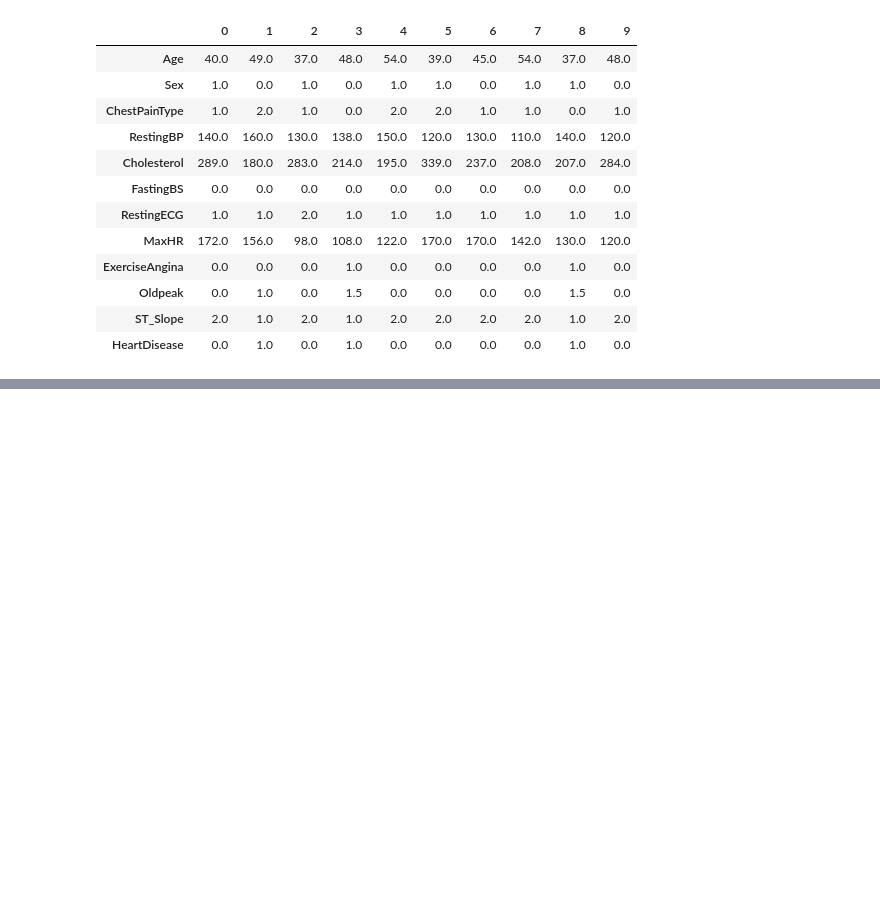
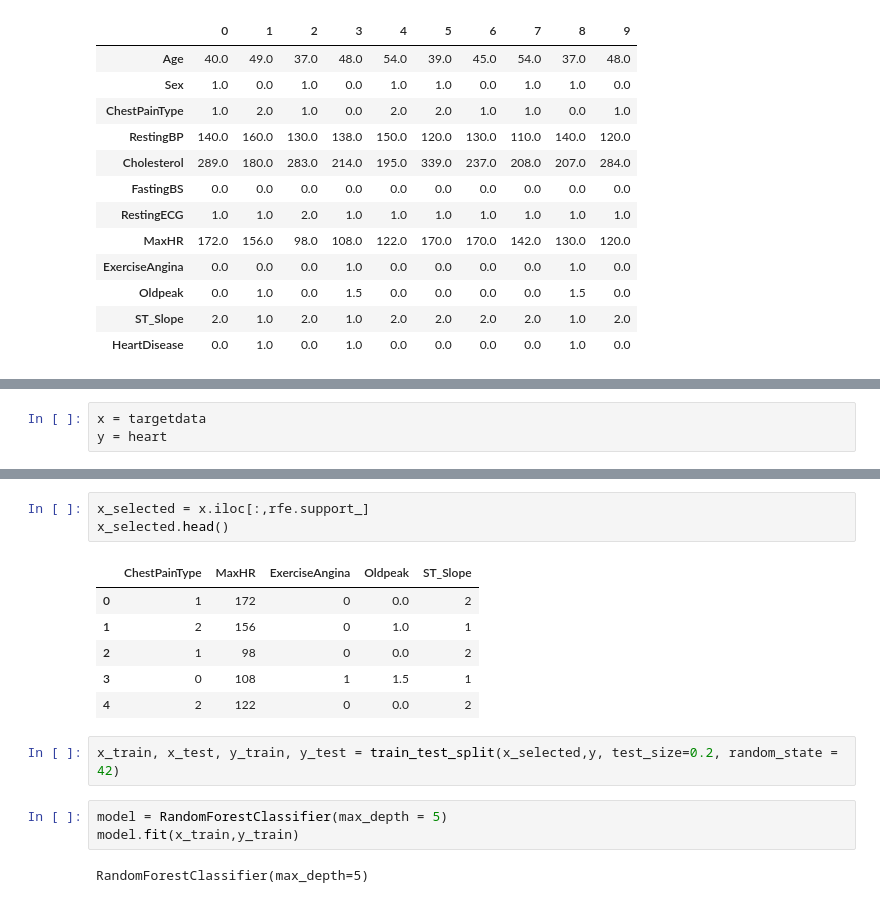
Before and after one commit to HafsaHameed457/Heart_Failure_Preditcion, a Jupyter notebook: Project.ipynb, the cells around one changed output, grey strips where cells are left out. Cells and saved outputs as stored; diff of their text form; blank space fills up the shorter version.

```diff
--- a/Project.ipynb
+++ b/Project.ipynb
@@ -170,0 +182,3 @@ to_drop = [column for column in upper.columns if any(upper[column] > 0.5)]
+# %%
+x = targetdata
+y = heart
@@ -170,0 +196,17 @@ to_drop = [column for column in upper.columns if any(upper[column] > 0.5)]
+# %%
+x_selected = x.iloc[:,rfe.support_]
+x_selected.head()
+# %% [output]
+|  | ChestPainType | MaxHR | ExerciseAngina | Oldpeak | ST_Slope |
+| 0 | 1 | 172 | 0 | 0.0 | 2 |
+| 1 | 2 | 156 | 0 | 1.0 | 1 |
+| 2 | 1 | 98 | 0 | 0.0 | 2 |
+| 3 | 0 | 108 | 1 | 1.5 | 1 |
+| 4 | 2 | 122 | 0 | 0.0 | 2 |
+# %%
+x_train, x_test, y_train, y_test = train_test_split(x_selected,y, test_size=0.2, random_state = 42)
+# %%
+model = RandomForestClassifier(max_depth = 5)
+model.fit(x_train,y_train)
+# %% [output]
+RandomForestClassifier(max_depth=5)
```
Also changed, not shown: parts of 15 cells of this notebook.
